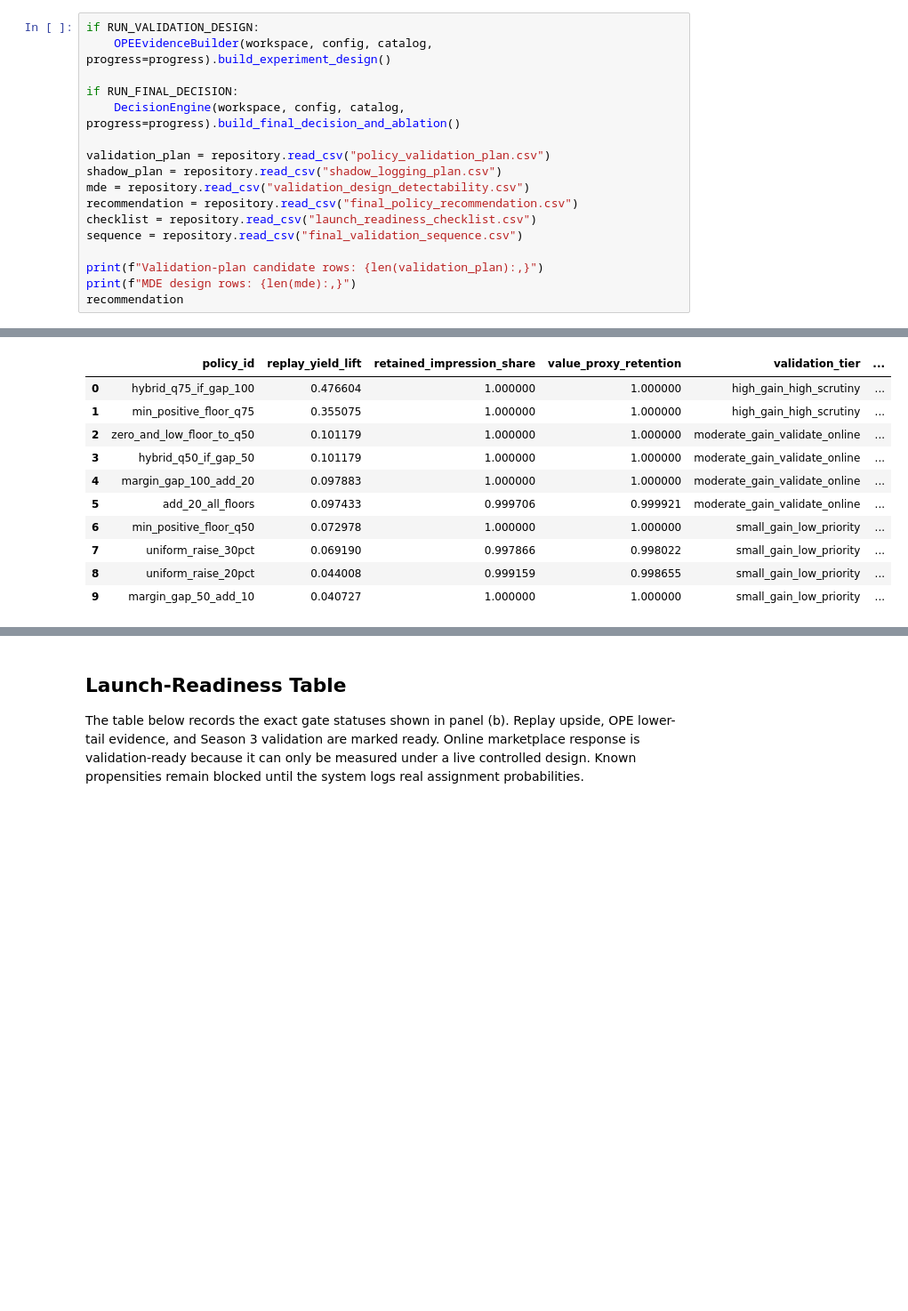
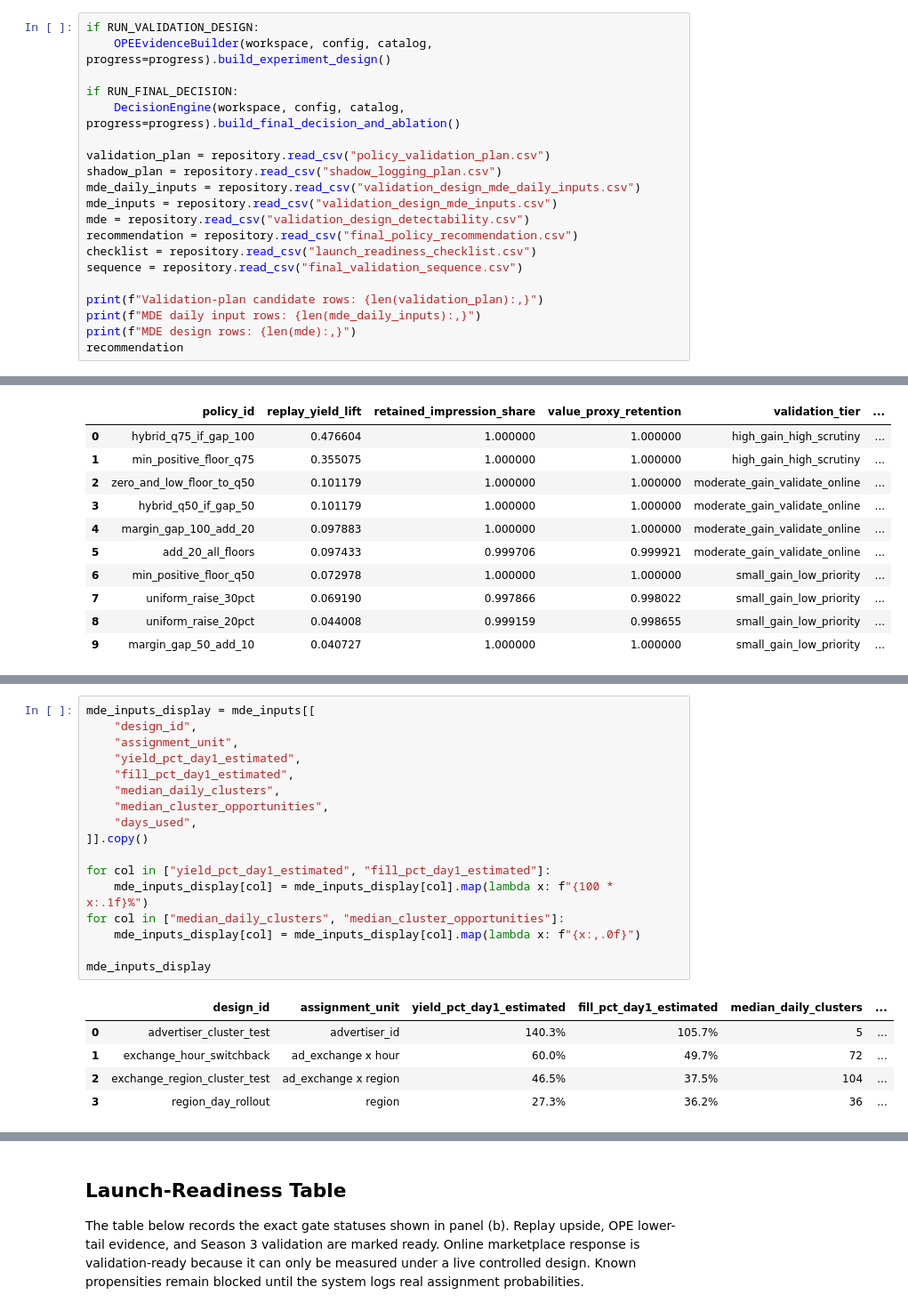
Before and after one commit to p-shekhar/marketplace-policies-code, a Jupyter notebook: notebooks/8_validation_design_and_launch_readiness.ipynb, the cells around one changed output, grey strips where cells are left out. Shown at 89% size. Saved outputs shown, nothing was run; the diff lists cells and outputs as text; blank space fills up the shorter version.

```diff
--- a/notebooks/8_validation_design_and_launch_readiness.ipynb
+++ b/notebooks/8_validation_design_and_launch_readiness.ipynb
@@ -152,12 +167,15 @@ if RUN_FINAL_DECISION:
 
 validation_plan = repository.read_csv("policy_validation_plan.csv")
 shadow_plan = repository.read_csv("shadow_logging_plan.csv")
+mde_daily_inputs = repository.read_csv("validation_design_mde_daily_inputs.csv")
+mde_inputs = repository.read_csv("validation_design_mde_inputs.csv")
 mde = repository.read_csv("validation_design_detectability.csv")
 recommendation = repository.read_csv("final_policy_recommendation.csv")
 checklist = repository.read_csv("launch_readiness_checklist.csv")
 sequence = repository.read_csv("final_validation_sequence.csv")
 
 print(f"Validation-plan candidate rows: {len(validation_plan):,}")
+print(f"MDE daily input rows: {len(mde_daily_inputs):,}")
 print(f"MDE design rows: {len(mde):,}")
 recommendation
 # %% [output]
@@ -206,3 +236,26 @@ shadow_plan
+# %%
+mde_inputs_display = mde_inputs[[
+    "design_id",
+    "assignment_unit",
+    "yield_pct_day1_estimated",
+    "fill_pct_day1_estimated",
+    "median_daily_clusters",
+    "median_cluster_opportunities",
+    "days_used",
+]].copy()
+
+for col in ["yield_pct_day1_estimated", "fill_pct_day1_estimated"]:
+    mde_inputs_display[col] = mde_inputs_display[col].map(lambda x: f"{100 * x:.1f}%")
+for col in ["median_daily_clusters", "median_cluster_opportunities"]:
+    mde_inputs_display[col] = mde_inputs_display[col].map(lambda x: f"{x:,.0f}")
+
+mde_inputs_display
+# %% [output]
+|  | design_id | assignment_unit | yield_pct_day1_estimated | fill_pct_day1_estimated | median_daily_clusters | ... |
+| 0 | advertiser_cluster_test | advertiser_id | 140.3% | 105.7% | 5 | ... |
+| 1 | exchange_hour_switchback | ad_exchange x hour | 60.0% | 49.7% | 72 | ... |
+| 2 | exchange_region_cluster_test | ad_exchange x region | 46.5% | 37.5% | 104 | ... |
+| 3 | region_day_rollout | region | 27.3% | 36.2% | 36 | ... |
 # %%
 renderer = FigureRenderer(repository, paths.figure_dir, paper_config, progress=progress)
 
```
Also changed, not shown: parts of 8 cells of this notebook, 1 other file.
